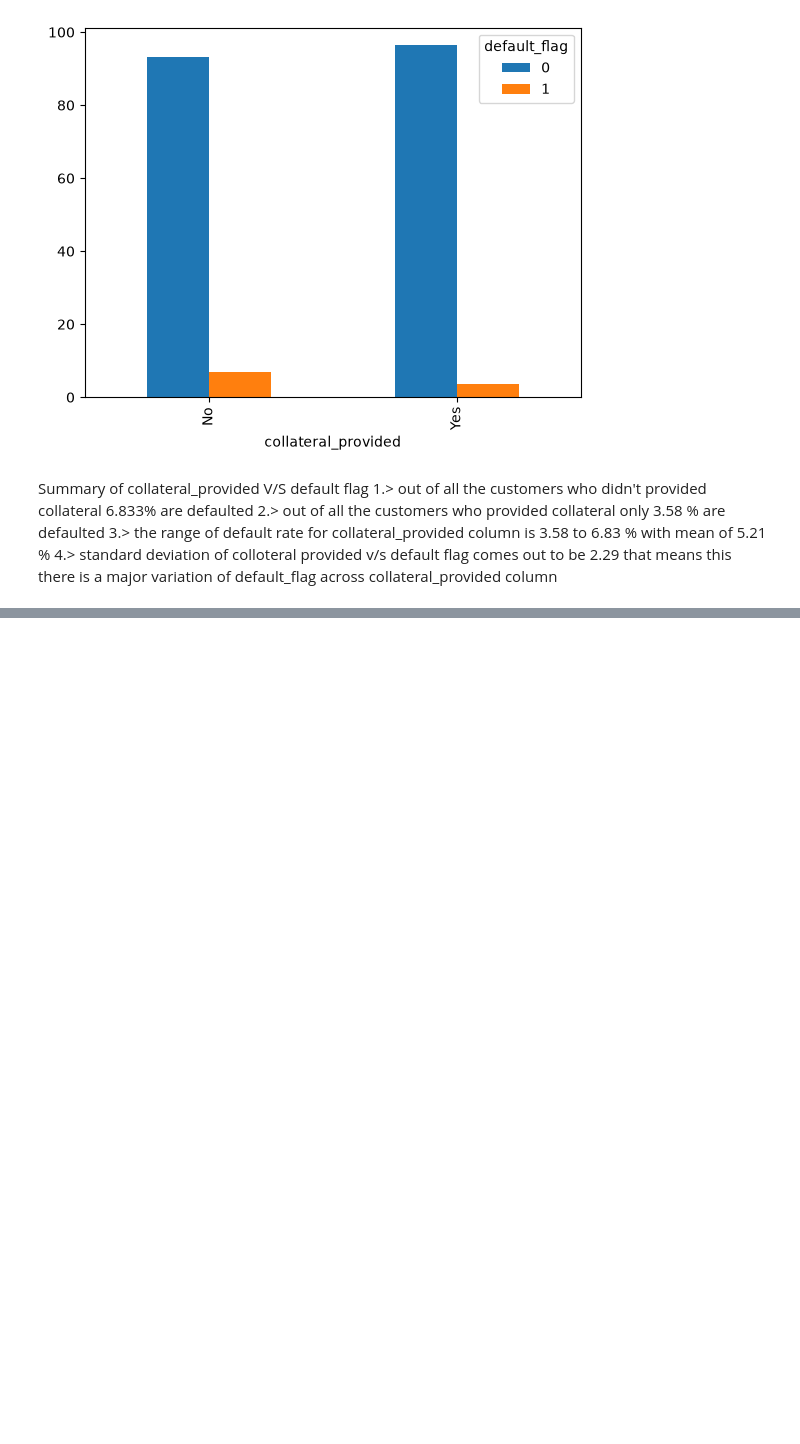
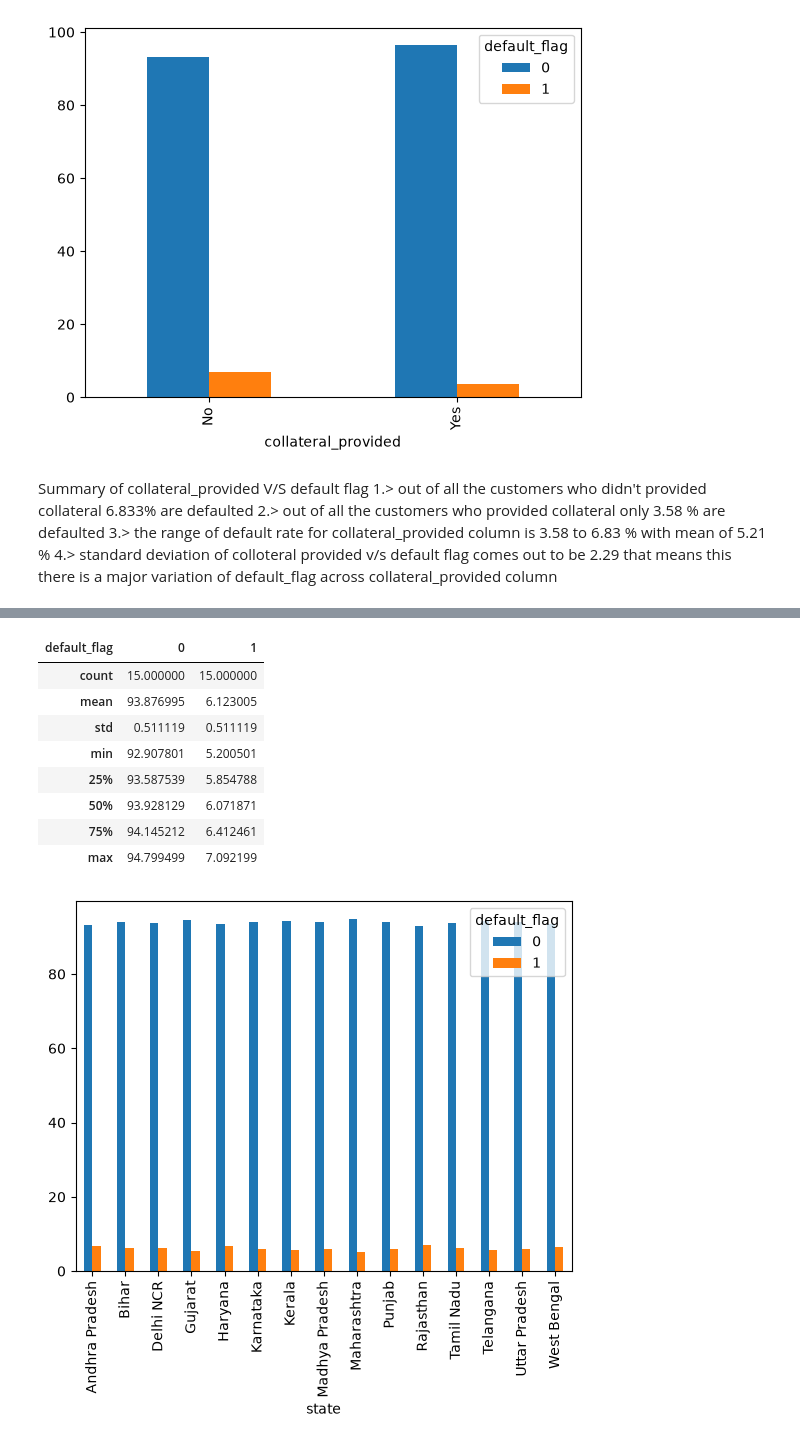
Before and after one commit to Nayan-2006-opensource/loan-default-risk-analysis, a Jupyter notebook: Notebooks/bivariate_analysis_categorical_columns.ipynb, the cells around one changed output, grey strips where cells are left out. Cells and saved outputs as stored; diff of their text form; code cells hidden in the pictures; blank space fills up the shorter version.

```diff
--- a/Notebooks/bivariate_analysis_categorical_columns.ipynb
+++ b/Notebooks/bivariate_analysis_categorical_columns.ipynb
@@ -116,0 +235,9 @@ that means this there is a major variation of default_flag  across collateral_pr
+# %%
+#state V/S default_flag
+table=pd.crosstab(df["state"],df["default_flag"],normalize="index")*100
+table_sort=table.sort_values(by=1,ascending=False)
+display(table_sort)
+display(table.describe())
+table.plot(kind="bar")
+plt.show()
+# %% [output]
@@ -116,0 +261,10 @@ that means this there is a major variation of default_flag  across collateral_pr
+| default_flag | 0 | 1 |
+| count | 15.000000 | 15.000000 |
+| mean | 93.876995 | 6.123005 |
+| std | 0.511119 | 0.511119 |
+| min | 92.907801 | 5.200501 |
+| 25% | 93.587539 | 5.854788 |
+| 50% | 93.928129 | 6.071871 |
+| 75% | 94.145212 | 6.412461 |
+| max | 94.799499 | 7.092199 |
+[figure, added]
```
Also changed, not shown: parts of 10 cells of this notebook, 1 other file.
